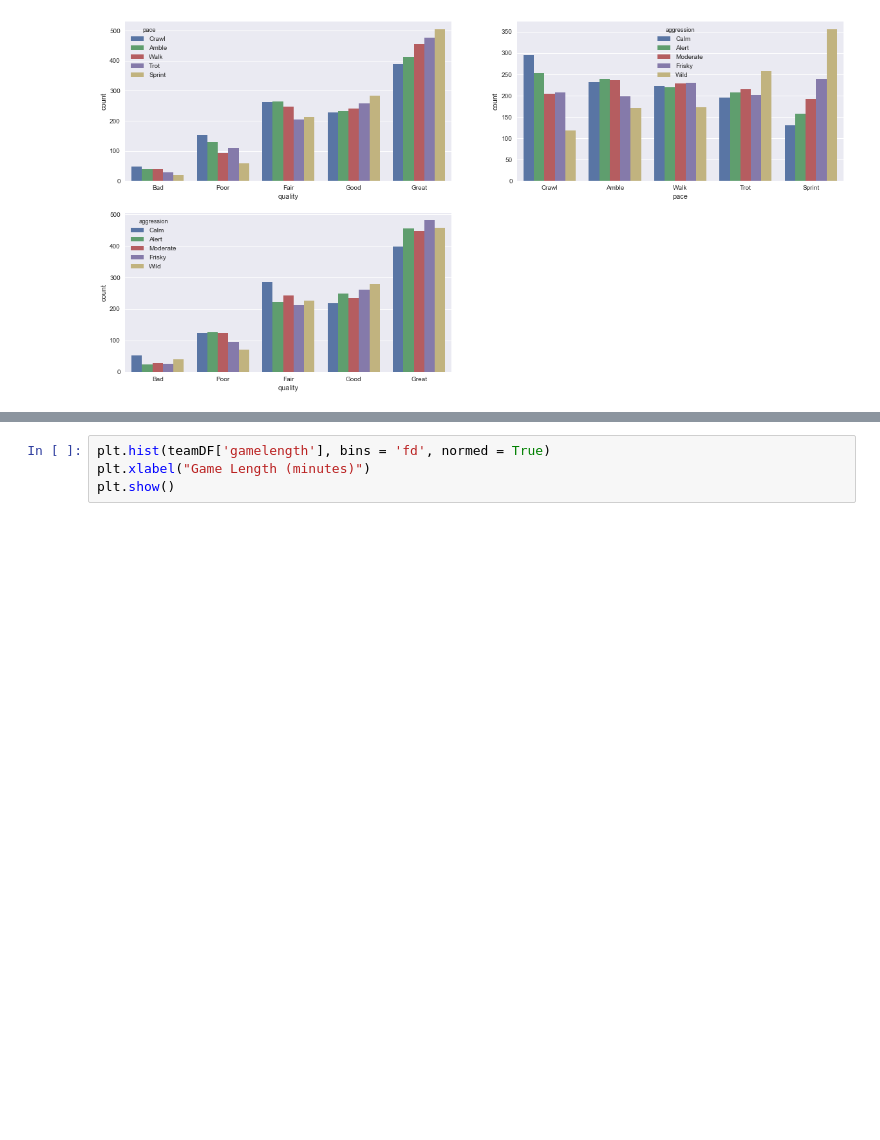
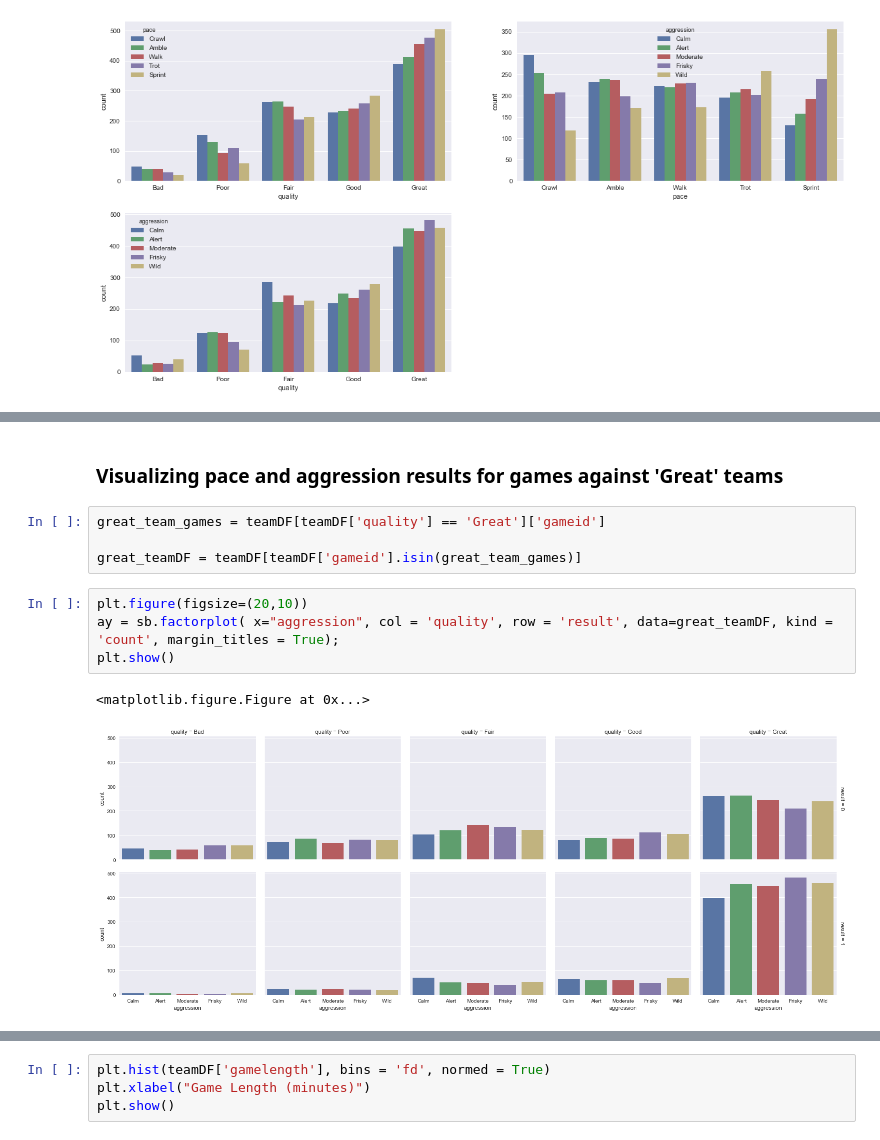
Before and after one commit to gmlander/Springboard, a Jupyter notebook: Capstone 1 EDA.ipynb, the cells around one changed output, grey strips where cells are left out. Saved outputs shown, nothing was run; the diff lists cells and outputs as text; blank space fills up the shorter version.

```diff
--- a/Capstone 1 EDA.ipynb
+++ b/Capstone 1 EDA.ipynb
@@ -520,0 +523,13 @@ plt.show()
+# %% [markdown]
+### Visualizing pace and aggression results for games against 'Great' teams
+# %%
+great_team_games = teamDF[teamDF['quality'] == 'Great']['gameid']
+
+great_teamDF = teamDF[teamDF['gameid'].isin(great_team_games)]
+# %%
+plt.figure(figsize=(20,10))
+ay = sb.factorplot( x="aggression", col = 'quality', row = 'result', data=great_teamDF, kind = 'count', margin_titles = True);
+plt.show()
+# %% [output]
+<matplotlib.figure.Figure at 0x...>
+[figure, added]
```
Also changed, not shown: parts of 11 cells of this notebook.
